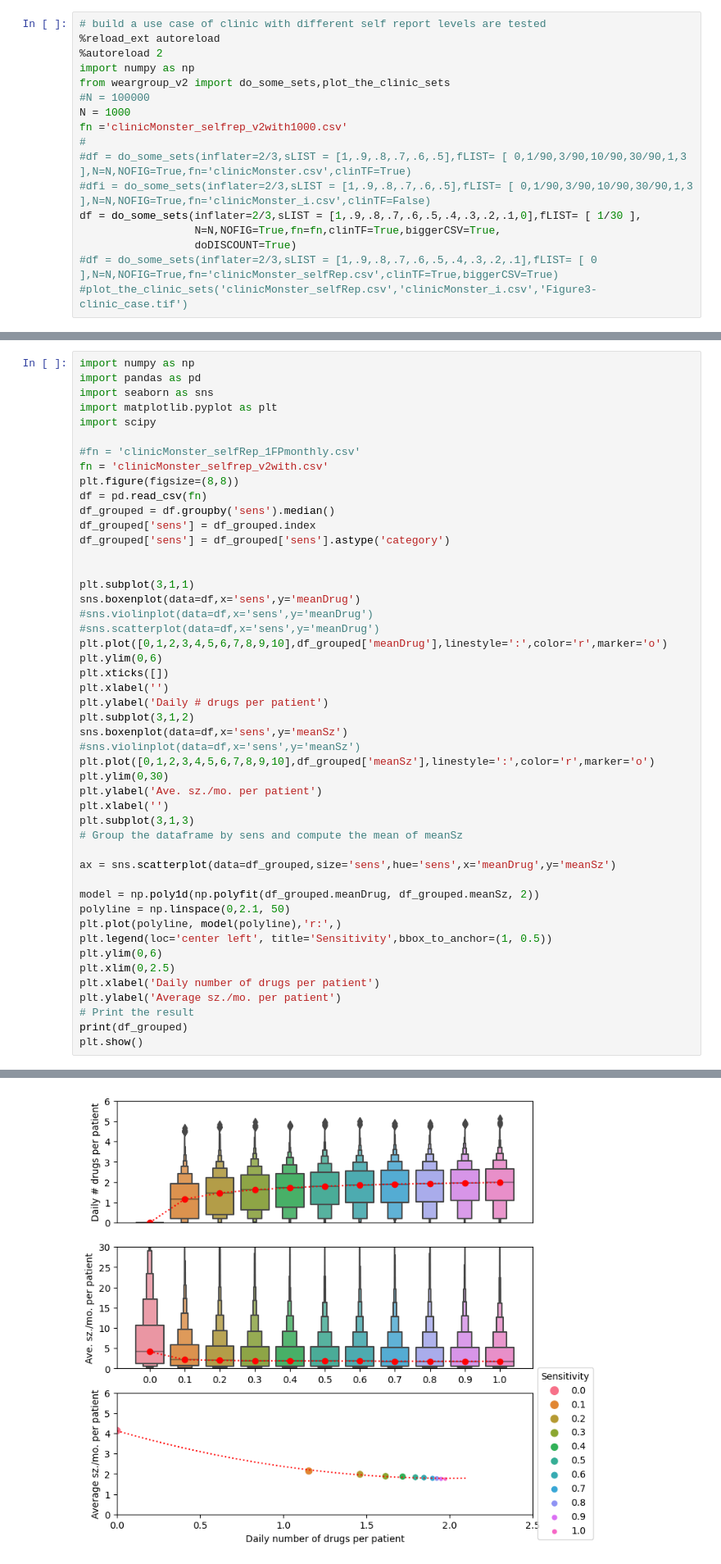
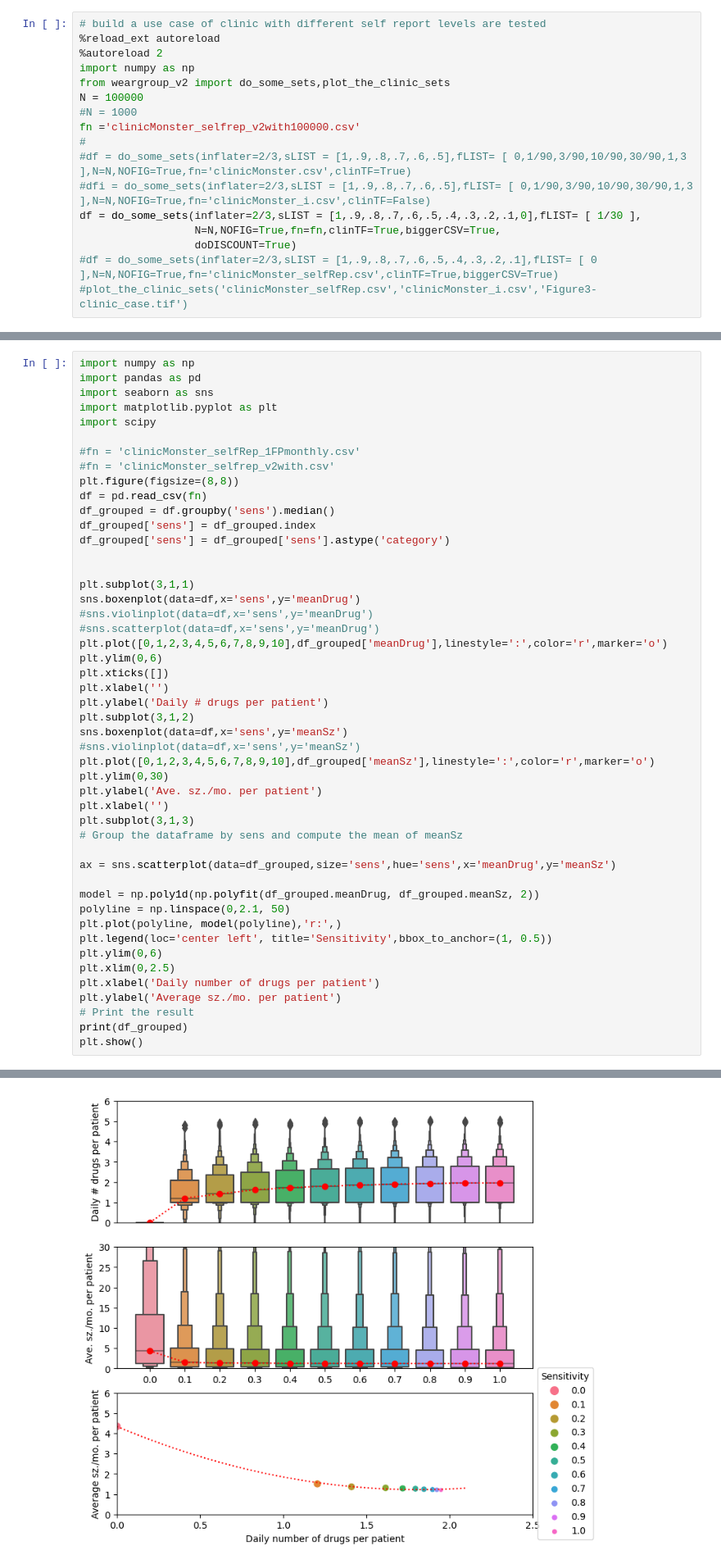
Before and after one commit to GoldenholzLab/WEARsimulator, a Jupyter notebook: clinic_self_report.ipynb, the cells around one changed output, grey strips where cells are left out. Shown: that part at 82% size. Saved outputs shown, nothing was run; the diff lists cells and outputs as text.

```diff
--- a/clinic_self_report.ipynb
+++ b/clinic_self_report.ipynb
@@ -4,9 +4,9 @@
 %autoreload 2
 import numpy as np
 from weargroup_v2 import do_some_sets,plot_the_clinic_sets
-#N = 100000
-N = 1000
-fn ='clinicMonster_selfrep_v2with1000.csv'
+N = 100000
+#N = 1000
+fn ='clinicMonster_selfrep_v2with100000.csv'
 #
 #df = do_some_sets(inflater=2/3,sLIST = [1,.9,.8,.7,.6,.5],fLIST= [ 0,1/90,3/90,10/90,30/90,1,3 ],N=N,NOFIG=True,fn='clinicMonster.csv',clinTF=True)
 #dfi = do_some_sets(inflater=2/3,sLIST = [1,.9,.8,.7,.6,.5],fLIST= [ 0,1/90,3/90,10/90,30/90,1,3 ],N=N,NOFIG=True,fn='clinicMonster_i.csv',clinTF=False)
@@ -36,7 +36,7 @@ import matplotlib.pyplot as plt
 import scipy
 
 #fn = 'clinicMonster_selfRep_1FPmonthly.csv'
-fn = 'clinicMonster_selfrep_v2with.csv'
+#fn = 'clinicMonster_selfrep_v2with.csv'
 plt.figure(figsize=(8,8))
 df = pd.read_csv(fn)
 df_grouped = df.groupby('sens').median()
@@ -93,4 +93,4 @@ sens
-[figure, old version]
+[figure, new version]
 # %%
 df_grouped.to_clipboard()
 #for i,L in enumerate([0.1,.2,.3,.4,.5,.6,.7,.8,.9])
```
Also changed, not shown: parts of 4 cells of this notebook, 1 other file.
